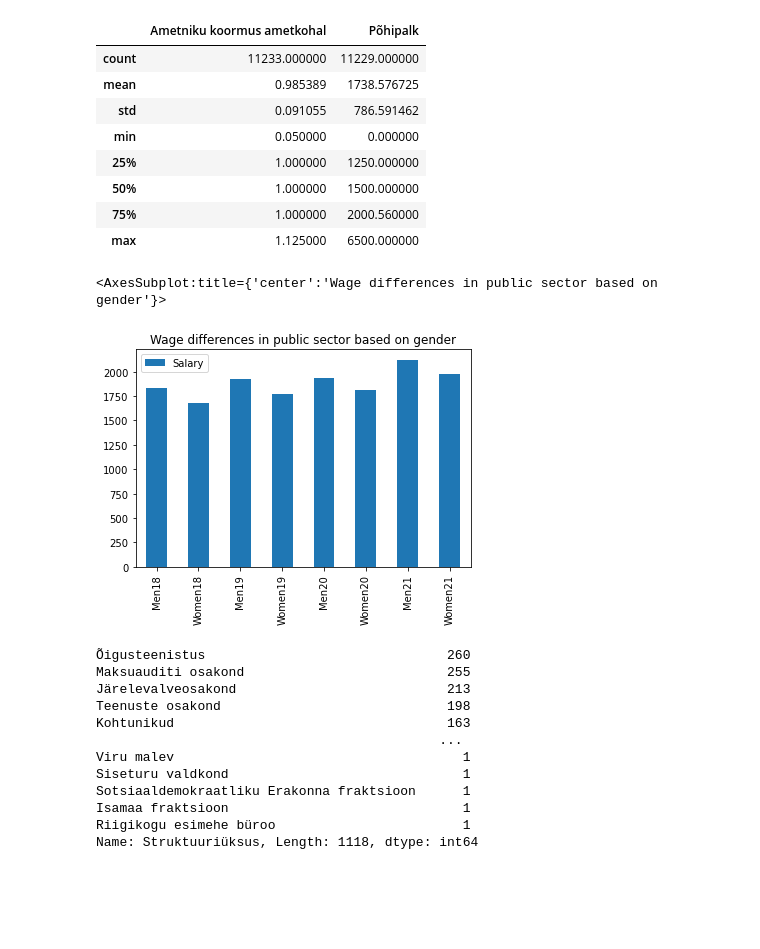
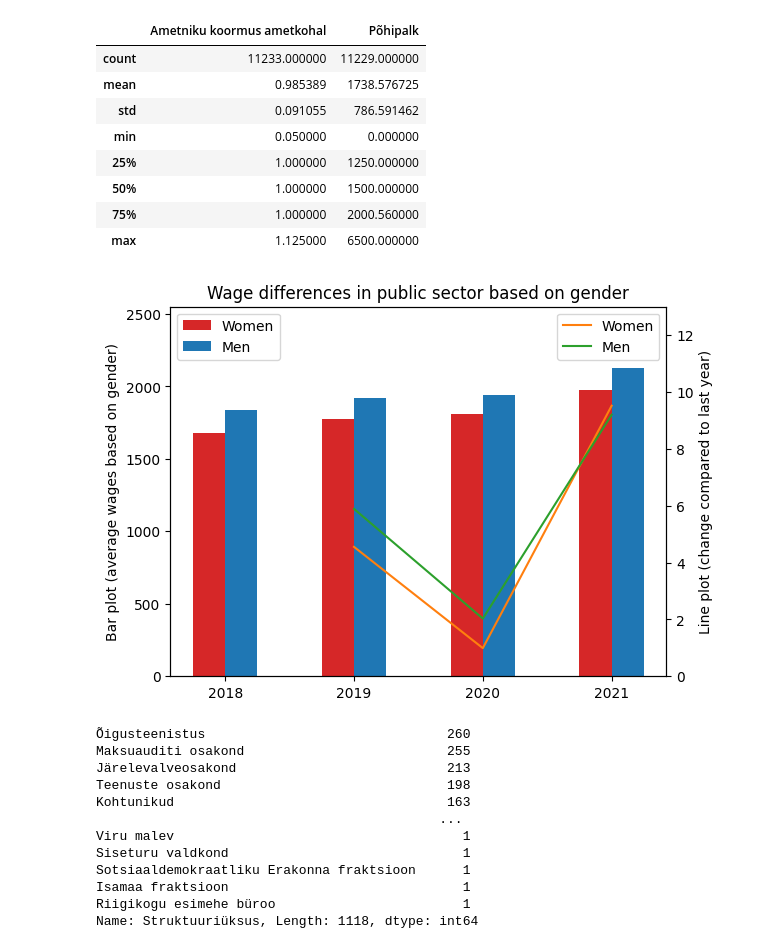
Before and after one commit to karlru/rahaahned-ametnikud, a Jupyter notebook: Public sector wage differentials.ipynb, the cells around one changed output. Drawn from its saved outputs; the diff is of its cells as text; code cells hidden in the pictures; blank space fills up the shorter version.

```diff
--- a/Public sector wage differentials.ipynb
+++ b/Public sector wage differentials.ipynb
@@ -6,16 +7,16 @@ import pandas as pd
 # %%
 #reading the data in with cleaning
 
-data2018 = pd.read_csv("pohipalk_2018.csv",
+data2018 = pd.read_csv("data/pohipalk_2018.csv",
             usecols=lambda x: x not in ['Unnamed: 0.3','Unnamed: 0.2', 'Unnamed: 0.1','Unnamed: 0'])
 
-data2019 = pd.read_csv("pohipalk_2019.csv",
+data2019 = pd.read_csv("data/pohipalk_2019.csv",
             usecols=lambda x: x not in ['Unnamed: 0.3','Unnamed: 0.2', 'Unnamed: 0.1','Unnamed: 0'])
 
-data2020 = pd.read_csv("pohipalk_2020.csv",
+data2020 = pd.read_csv("data/pohipalk_2020.csv",
             usecols=lambda x: x not in ['Unnamed: 0.3','Unnamed: 0.2', 'Unnamed: 0.1','Unnamed: 0'])
 
-data2021 = pd.read_csv("pohipalk_2021.csv",
+data2021 = pd.read_csv("data/pohipalk_2021.csv",
             usecols=lambda x: x not in ['Unnamed: 0.3','Unnamed: 0.2', 'Unnamed: 0.1','Unnamed: 0'])
 # %%
 data2018.describe()
@@ -69,18 +70,42 @@ men21_mean = men2021_salary.mean()
 data2021_women = data2021[data2021["Sugu"] == "N"]
 women2021_salary = data2021_women['Põhipalk']
 women21_mean = women2021_salary.mean()
-
-menwomen = pd.DataFrame({ 'Salary' : [men18_mean, women18_mean, men19_mean, women19_mean, men20_mean, women20_mean, men21_mean, women21_mean]},
-                            index = ["Men18", "Women18", "Men19", "Women19", "Men20", "Women20", "Men21", "Women21"]
-                    )
-menwomen.plot(kind = "bar", title = "Wage differences in public sector based on gender")
-
-# tahaksin joonistada siia ka joone, kus on yldine keskmine ka, aga ei oska
-# %% [output]
-<AxesSubplot:title={'center':'Wage differences in public sector based on gender'}>
-[figure, removed]
 # %%
-# Kui on aega, siis arvutada ka protsendipunktid ja raporteerida neid
+men = [men18_mean, men19_mean, men20_mean, men21_mean]
+women = [women18_mean, women19_mean, women20_mean, women21_mean]
+men_change = [men19_mean * 100 / men18_mean - 100, men20_mean * 100 / men19_mean - 100, men21_mean * 100 / men20_mean - 100]
+women_change = [women19_mean * 100 / women18_mean - 100, women20_mean * 100 / women19_mean - 100, women21_mean * 100 / women20_mean - 100]
+
+n = 4
+r = np.arange(n)
+width = 0.25
+years = ['2018','2019','2020','2021']
+
+
+fig, axes1 = plt.subplots()
+axes2 = axes1.twinx()
+plt.title('Wage differences in public sector based on gender')
+plt.xticks(r + width/2, years)
+
+axes1.bar(r, women, color='tab:red', width=width, label='Women')
+axes1.bar(r + width, men, color='tab:blue', width=width, label='Men')
+axes1.set_ylim(0, 2550)
+axes1.set_ylabel('Bar plot (average wages based on gender)')
+
+x = r[1:] + (width / 2)
+y = men_change
+y_2 = women_change
+axes2.plot(x, y, color='tab:orange', label='Women')
+axes2.plot(x, y_2, color='tab:green', label='Men')
+axes2.set_ylim(0, 13)
+axes2.set_ylabel('Line plot (change compared to last year)')
+
+axes1.legend(loc='upper left')
+axes2.legend(loc='upper right')
+
+plt.savefig('data/wage_differences_public.png', dpi=300, bbox_inches='tight', transparent=True)
+# %% [output]
+[figure, added]
 # %%
 # Wage differences based on institution
 
```
Also changed, not shown: parts of 5 cells of this notebook, 1 other file.
